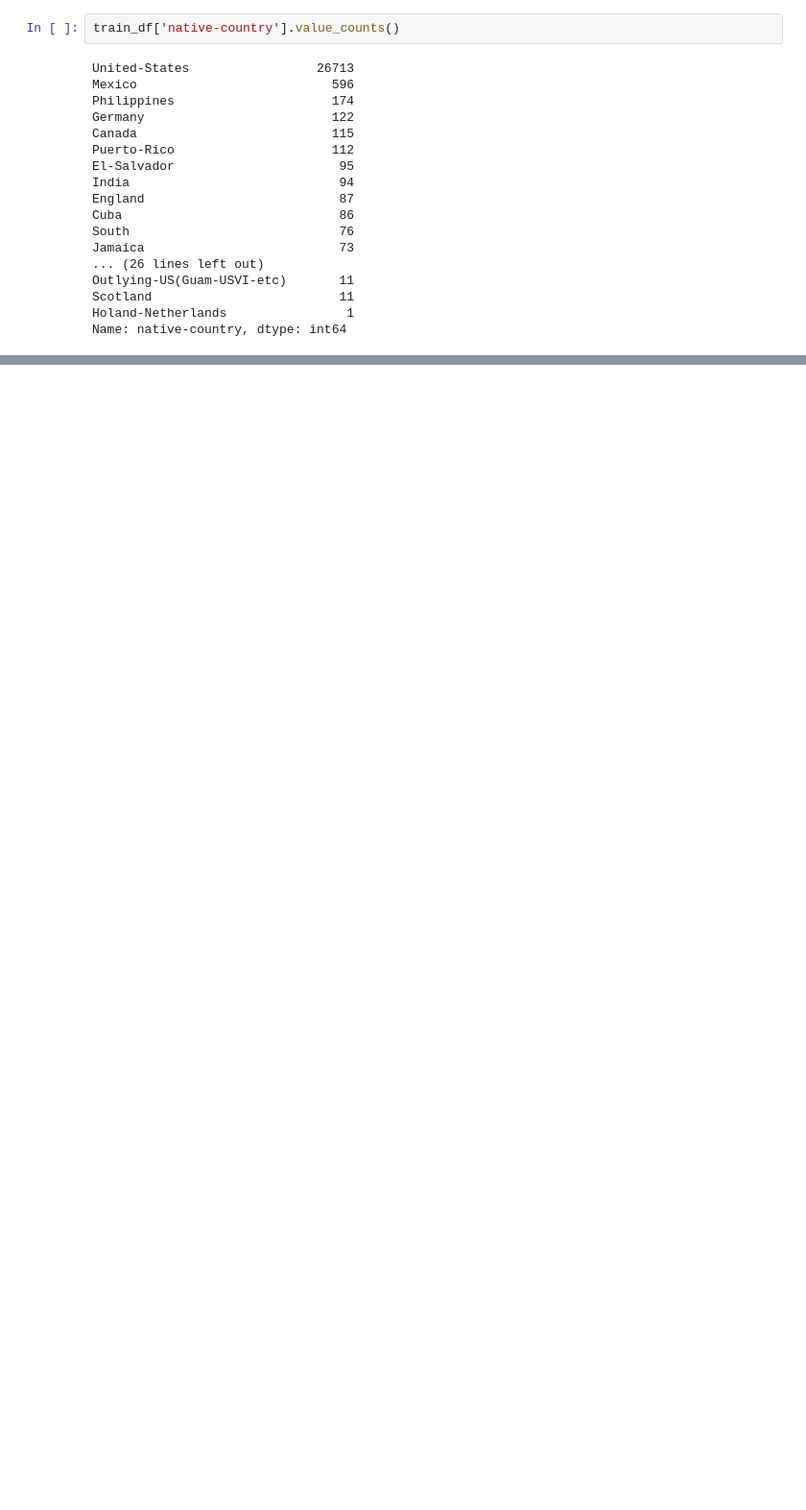
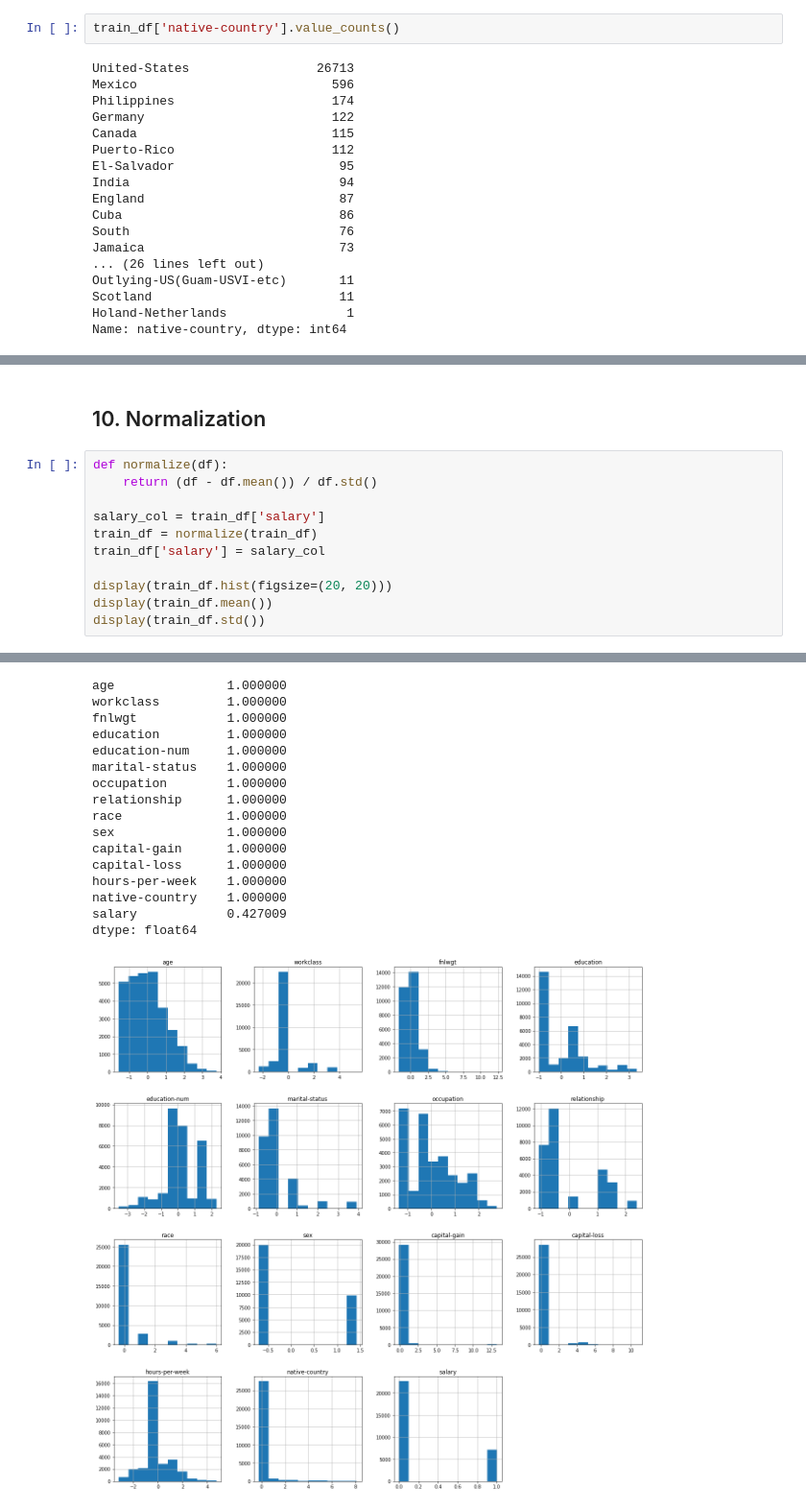
Before and after one commit to Hadi-loo/Artificial-Intelligence-Course, a Jupyter notebook: 0. Introduction/introduction.ipynb, the cells around one changed output, grey strips where cells are left out. Shown at 96% size. Cells and saved outputs as stored; diff of their text form; blank space fills up the shorter version.

```diff
--- a/0. Introduction/introduction.ipynb
+++ b/0. Introduction/introduction.ipynb
@@ -205,0 +464,14 @@ display(len(train_df.loc[(train_df['age'] > 30) & (train_df['race'] == 'Black')
+# %% [markdown]
+## 10. Normalization
+# %%
+def normalize(df):
+    return (df - df.mean()) / df.std()
+
+salary_col = train_df['salary']
+train_df = normalize(train_df)
+train_df['salary'] = salary_col
+
+display(train_df.hist(figsize=(20, 20)))
+display(train_df.mean())
+display(train_df.std())
+# %% [output]
@@ -205,0 +510,17 @@ display(len(train_df.loc[(train_df['age'] > 30) & (train_df['race'] == 'Black')
+age               1.000000
+workclass         1.000000
+fnlwgt            1.000000
+education         1.000000
+education-num     1.000000
+marital-status    1.000000
+occupation        1.000000
+relationship      1.000000
+race              1.000000
+sex               1.000000
+capital-gain      1.000000
+capital-loss      1.000000
+hours-per-week    1.000000
+native-country    1.000000
+salary            0.427009
+dtype: float64
+[figure, added]
```
Also changed, not shown: parts of 80 cells of this notebook, 2 other files.
